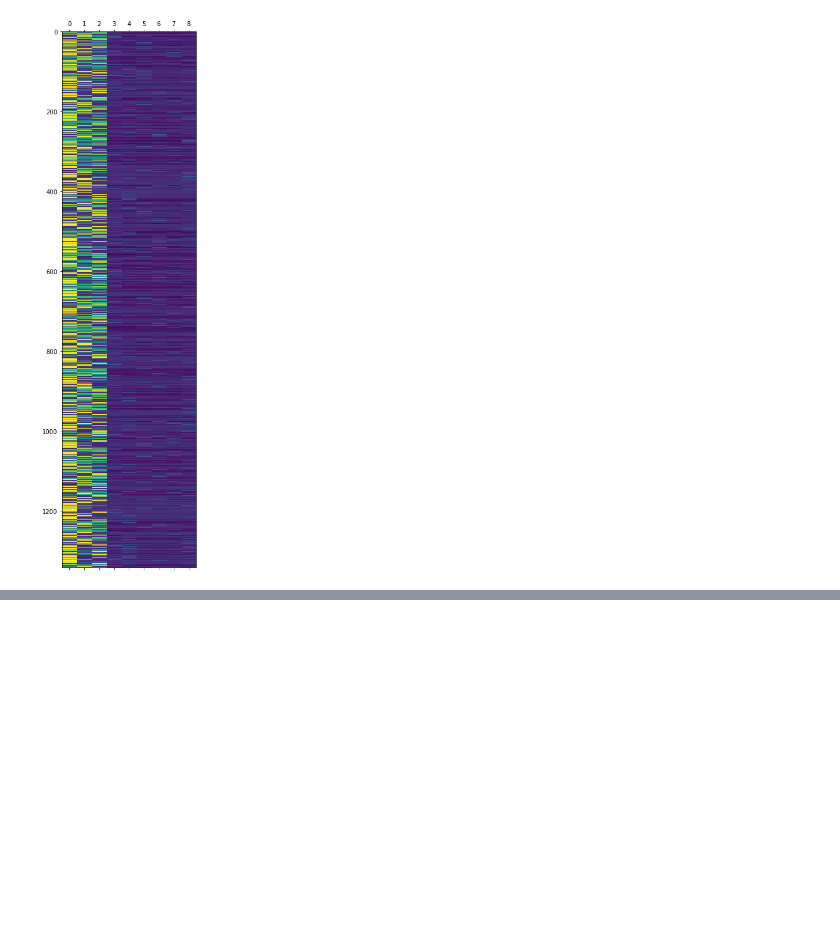
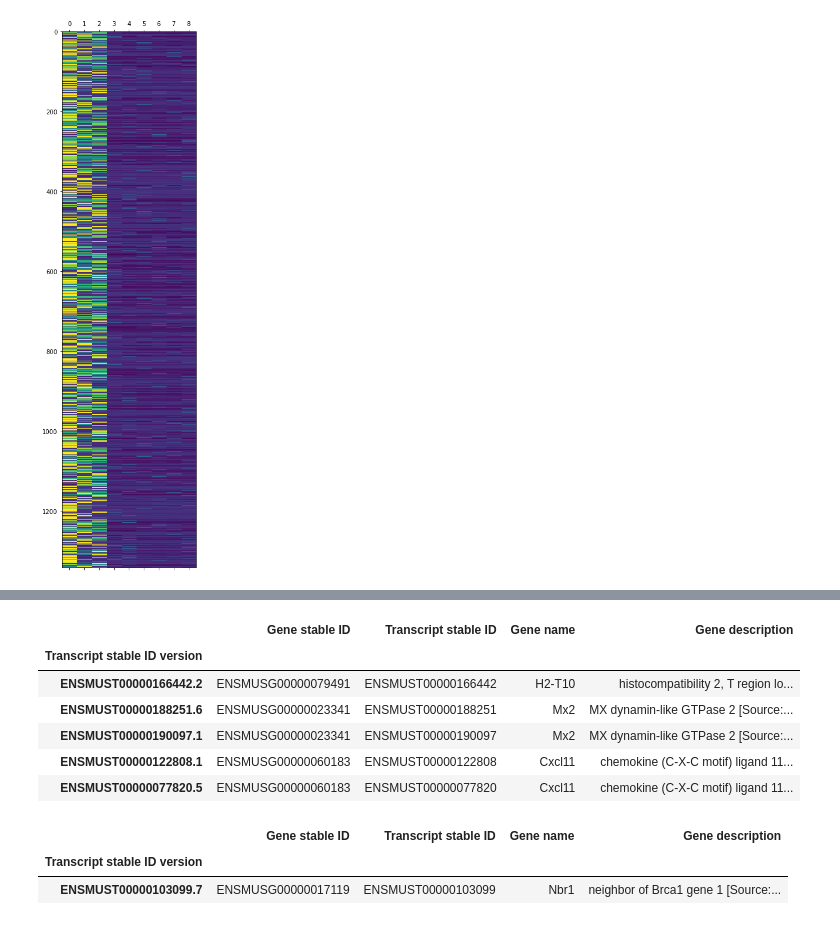
Before and after one commit to k821209/biocoding_lecture, a Jupyter notebook: RNAseq 분석.ipynb, the cells around one changed output, grey strips where cells are left out. Cells and saved outputs as stored; diff of their text form; code cells hidden in the pictures; blank space fills up the shorter version.

```diff
--- a/RNAseq 분석.ipynb
+++ b/RNAseq 분석.ipynb
@@ -131,5 +125,5 @@ array([], dtype=int64)
 # %%
 # 제거된 목록에서 WT에서 Treat보다 10배 이상 발현하는 유전자들을 찾자.
 m = (fc_nonan > 10)
-fc_nonan_wt_high = fc_nonan[m]
-genes_nonan_wt_high = genes_nonan[m]
+fc_nonan_wt_high    = fc_nonan[m]
+mrnas_nonan_wt_high = mrnas_nonan[m]
@@ -157,0 +170,17 @@ plt.show()
+# %%
+df_annot_sub.head()
+# %% [output]
+|  | Gene stable ID | Transcript stable ID | Gene name | Gene description |
+| Transcript stable ID version |  |  |  |  |
+| ENSMUST00000166442.2 | ENSMUSG00000079491 | ENSMUST00000166442 | H2-T10 | histocompatibility 2, T region lo... |
+| ENSMUST00000188251.6 | ENSMUSG00000023341 | ENSMUST00000188251 | Mx2 | MX dynamin-like GTPase 2 [Source:... |
+| ENSMUST00000190097.1 | ENSMUSG00000023341 | ENSMUST00000190097 | Mx2 | MX dynamin-like GTPase 2 [Source:... |
+| ENSMUST00000122808.1 | ENSMUSG00000060183 | ENSMUST00000122808 | Cxcl11 | chemokine (C-X-C motif) ligand 11... |
+| ENSMUST00000077820.5 | ENSMUSG00000060183 | ENSMUST00000077820 | Cxcl11 | chemokine (C-X-C motif) ligand 11... |
+# %%
+m = df_annotation_ix.index == 'ENSMUST00000103099.7'
+df_annotation_ix[m]
+# %% [output]
+|  | Gene stable ID | Transcript stable ID | Gene name | Gene description |
+| Transcript stable ID version |  |  |  |  |
+| ENSMUST00000103099.7 | ENSMUSG00000017119 | ENSMUST00000103099 | Nbr1 | neighbor of Brca1 gene 1 [Source:... |
```
Also changed, not shown: parts of 16 cells of this notebook, 1 other file.
